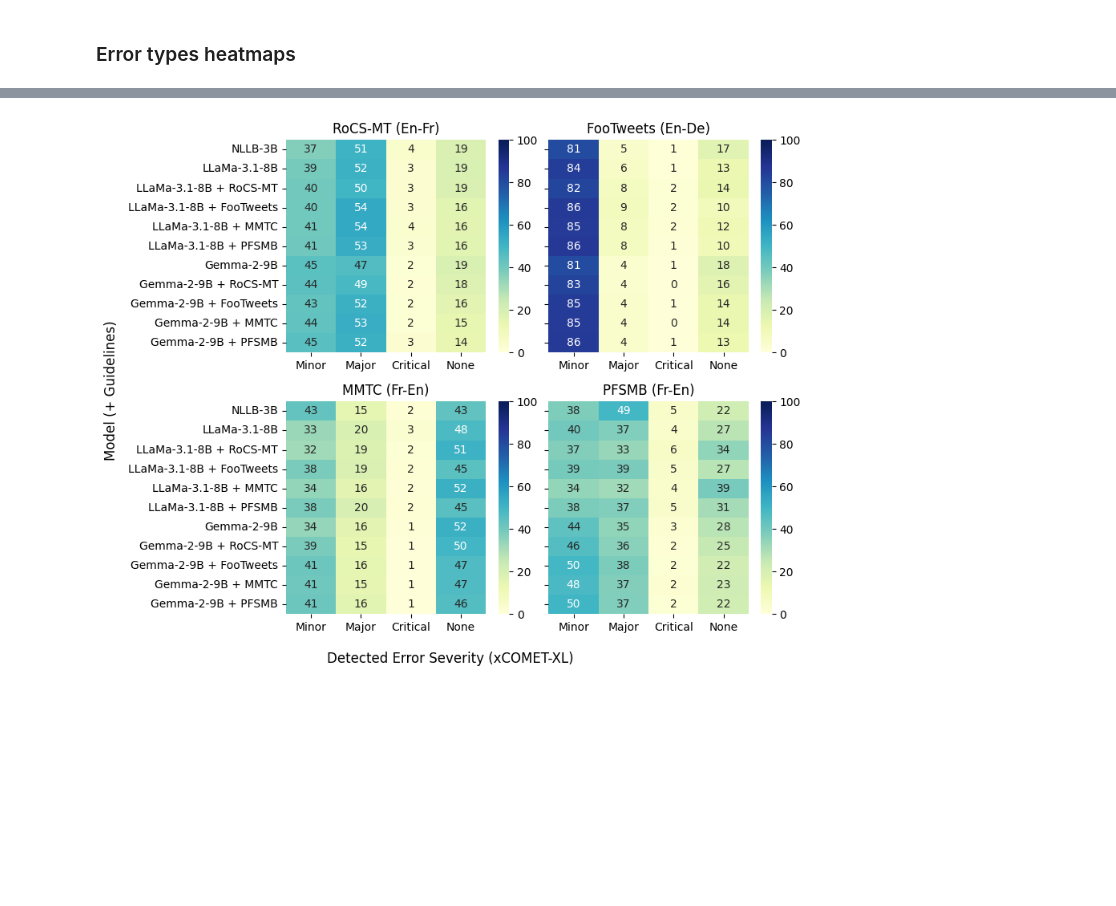
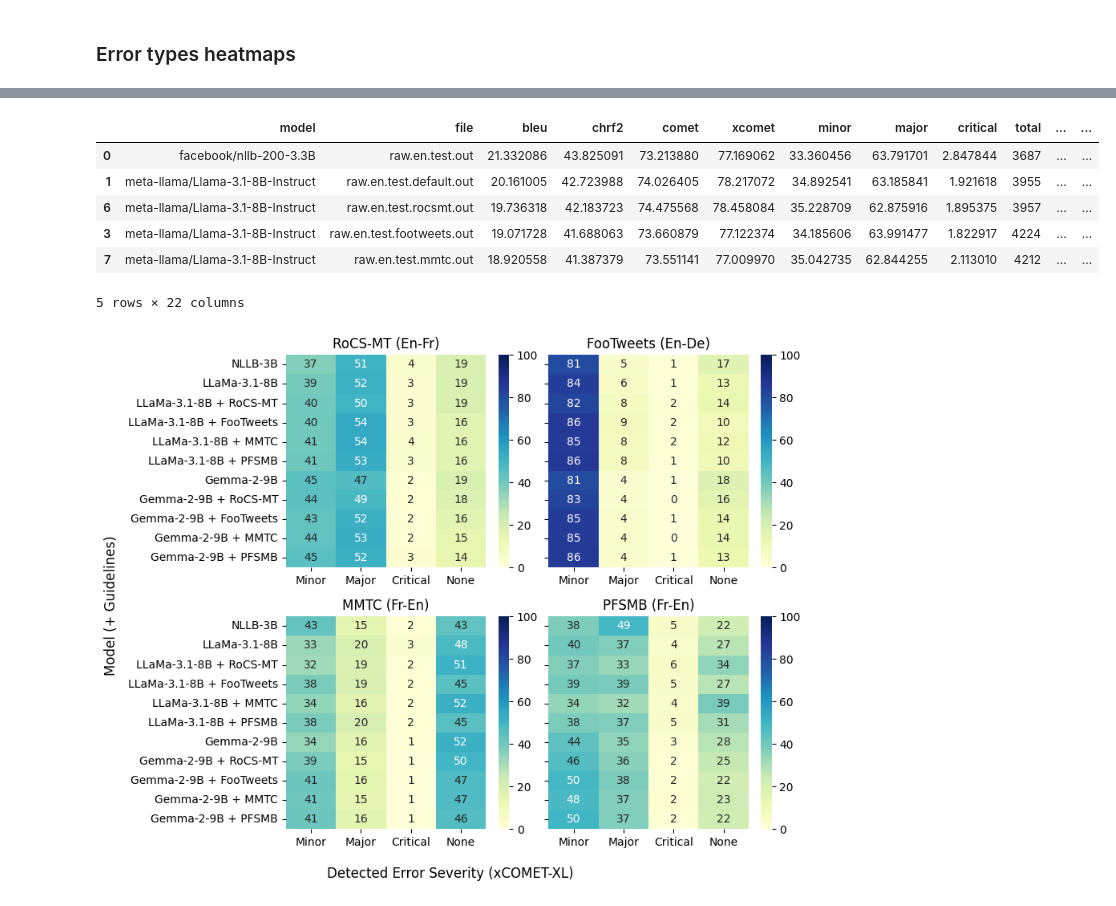
Before and after one commit to lydianish-phd/evaluation-challenges, a Jupyter notebook: src/draft.ipynb, the cells around one changed output, grey strips where cells are left out. Cells and saved outputs as stored; diff of their text form; code cells hidden in the pictures; blank space fills up the shorter version.

```diff
--- a/src/draft.ipynb
+++ b/src/draft.ipynb
@@ -342,3 +354,13 @@ plot_error_types_sents(main_data, output_dir)
+# %%
+raw_data_norm_sent_counts.head()
+# %% [output]
+|  | model | file | bleu | chrf2 | comet | xcomet | minor | major | critical | total | ... | ... |
+| 0 | facebook/nllb-200-3.3B | raw.en.test.out | 21.332086 | 43.825091 | 73.213880 | 77.169062 | 33.360456 | 63.791701 | 2.847844 | 3687 | ... | ... |
+| 1 | meta-llama/Llama-3.1-8B-Instruct | raw.en.test.default.out | 20.161005 | 42.723988 | 74.026405 | 78.217072 | 34.892541 | 63.185841 | 1.921618 | 3955 | ... | ... |
+| 6 | meta-llama/Llama-3.1-8B-Instruct | raw.en.test.rocsmt.out | 19.736318 | 42.183723 | 74.475568 | 78.458084 | 35.228709 | 62.875916 | 1.895375 | 3957 | ... | ... |
+| 3 | meta-llama/Llama-3.1-8B-Instruct | raw.en.test.footweets.out | 19.071728 | 41.688063 | 73.660879 | 77.122374 | 34.185606 | 63.991477 | 1.822917 | 4224 | ... | ... |
+| 7 | meta-llama/Llama-3.1-8B-Instruct | raw.en.test.mmtc.out | 18.920558 | 41.387379 | 73.551141 | 77.009970 | 35.042735 | 62.844255 | 2.113010 | 4212 | ... | ... |
+5 rows × 22 columns
 # %%
 main_data_norm_sent_counts = normalize_error_counts_sents(main_data.copy())
 # plot_error_types(raw_data_norm_sent_counts)
```
Also changed, not shown: parts of 17 cells of this notebook, 2 other files.
